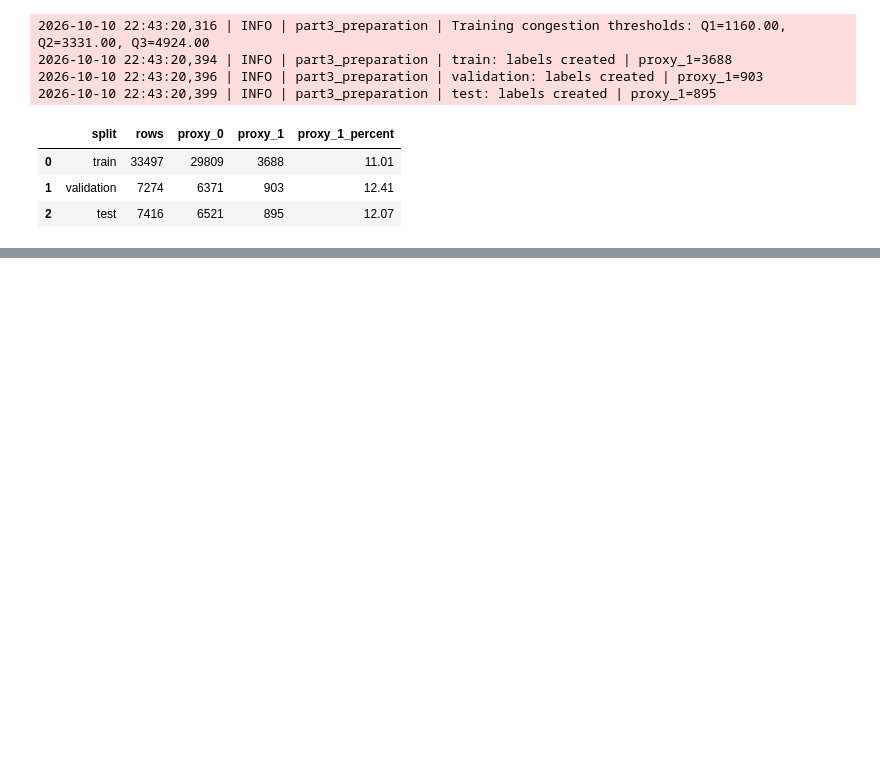
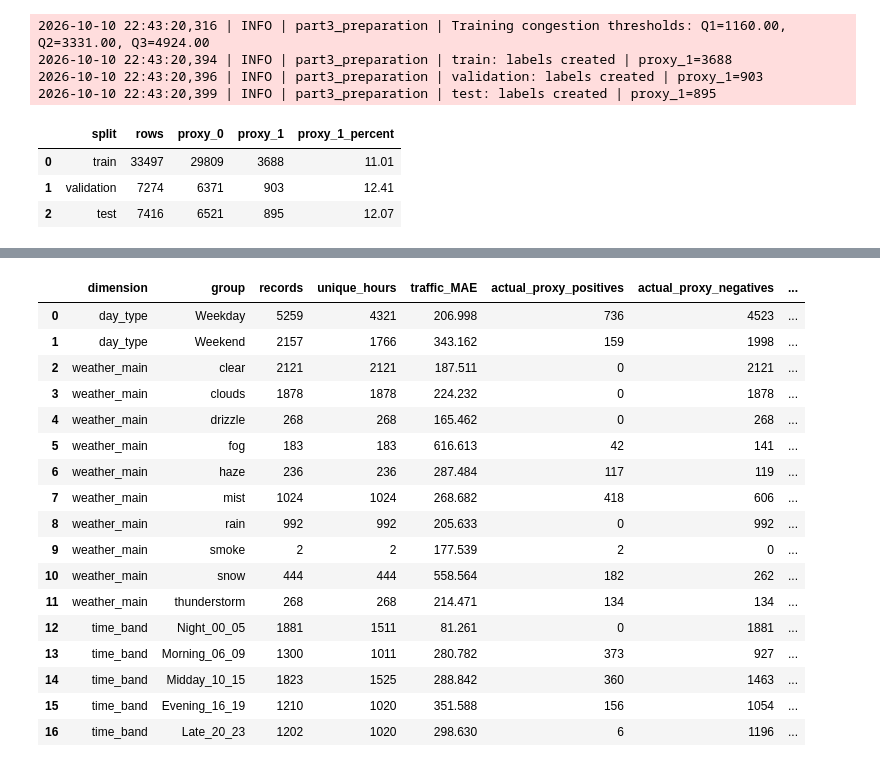
Before and after one commit to Yujin-lab55/smart-city-traffic-capstone, a Jupyter notebook: Capstone_Part3.ipynb, the cells around one changed output, grey strips where cells are left out. Saved outputs shown, nothing was run; the diff lists cells and outputs as text; code cells hidden in the pictures; blank space fills up the shorter version.

```diff
--- a/Capstone_Part3.ipynb
+++ b/Capstone_Part3.ipynb
@@ -418,0 +1959,79 @@ pd.DataFrame(label_summary)
+# %%
+# Task 7: Performance differences across conditions
+import logging
+import numpy as np
+import pandas as pd
+
+fairness_logger = logging.getLogger(__name__)
+
+audit = test_features[
+    ["date_time", "weather_main", "is_weekend", "hour",
+     "traffic_volume", "high_risk"]
+].copy()
+
+audit["predicted_volume"] = best_regression_model.predict(X_test)
+audit["predicted_proxy"] = (
+    best_classification_model.predict_proba(X_test)[:, 1] >= 0.5
+).astype(int)
+
+audit["absolute_error"] = (
+    audit["traffic_volume"] - audit["predicted_volume"]
+).abs()
+
+audit["day_type"] = np.where(
+    audit["is_weekend"] == 1, "Weekend", "Weekday"
+)
+
+audit["time_band"] = pd.cut(
+    audit["hour"],
+    bins=[-1, 5, 9, 15, 19, 23],
+    labels=[
+        "Night_00_05", "Morning_06_09", "Midday_10_15",
+        "Evening_16_19", "Late_20_23"
+    ]
+)
+
+results = []
+
+for dimension in ["day_type", "weather_main", "time_band"]:
+    for group_name, group in audit.groupby(dimension, observed=True):
+        actual = group["high_risk"].to_numpy()
+        predicted = group["predicted_proxy"].to_numpy()
+
+        tp = int(((actual == 1) & (predicted == 1)).sum())
+        fn = int(((actual == 1) & (predicted == 0)).sum())
+        fp = int(((actual == 0) & (predicted == 1)).sum())
+        tn = int(((actual == 0) & (predicted == 0)).sum())
+
+        results.append({
+            "dimension": dimension,
+            "group": str(group_name),
+            "records": len(group),
+            "unique_hours": group["date_time"].nunique(),
+            "traffic_MAE": group["absolute_error"].mean(),
+            "actual_proxy_positives": tp + fn,
+            "actual_proxy_negatives": fp + tn,
+            "proxy_recall": tp / (tp + fn) if tp + fn else np.nan,
+            "proxy_false_positive_rate":
+                fp / (fp + tn) if fp + tn else np.nan,
+            "sample_note": (
+                "Small sample"
+                if group["date_time"].nunique() < 30
+                else "Review alongside sample counts"
+            )
+        })
+
+fairness_results = pd.DataFrame(results)
+
+fairness_results.to_csv(
+    reports_folder / "fairness_group_metrics.csv",
+    index=False
+)
+
+fairness_logger.info(
+    "Saved performance audit for %d groups.",
+    len(fairness_results)
+)
+
+display(fairness_results.round(3))
+# %% [output]
@@ -418,0 +2039,18 @@ pd.DataFrame(label_summary)
+|  | dimension | group | records | unique_hours | traffic_MAE | actual_proxy_positives | actual_proxy_negatives | ... |
+| 0 | day_type | Weekday | 5259 | 4321 | 206.998 | 736 | 4523 | ... |
+| 1 | day_type | Weekend | 2157 | 1766 | 343.162 | 159 | 1998 | ... |
+| 2 | weather_main | clear | 2121 | 2121 | 187.511 | 0 | 2121 | ... |
+| 3 | weather_main | clouds | 1878 | 1878 | 224.232 | 0 | 1878 | ... |
+| 4 | weather_main | drizzle | 268 | 268 | 165.462 | 0 | 268 | ... |
+| 5 | weather_main | fog | 183 | 183 | 616.613 | 42 | 141 | ... |
+| 6 | weather_main | haze | 236 | 236 | 287.484 | 117 | 119 | ... |
+| 7 | weather_main | mist | 1024 | 1024 | 268.682 | 418 | 606 | ... |
+| 8 | weather_main | rain | 992 | 992 | 205.633 | 0 | 992 | ... |
+| 9 | weather_main | smoke | 2 | 2 | 177.539 | 2 | 0 | ... |
+| 10 | weather_main | snow | 444 | 444 | 558.564 | 182 | 262 | ... |
+| 11 | weather_main | thunderstorm | 268 | 268 | 214.471 | 134 | 134 | ... |
+| 12 | time_band | Night_00_05 | 1881 | 1511 | 81.261 | 0 | 1881 | ... |
+| 13 | time_band | Morning_06_09 | 1300 | 1011 | 280.782 | 373 | 927 | ... |
+| 14 | time_band | Midday_10_15 | 1823 | 1525 | 288.842 | 360 | 1463 | ... |
+| 15 | time_band | Evening_16_19 | 1210 | 1020 | 351.588 | 156 | 1054 | ... |
+| 16 | time_band | Late_20_23 | 1202 | 1020 | 298.630 | 6 | 1196 | ... |
```
Also changed, not shown: parts of 28 cells of this notebook.
